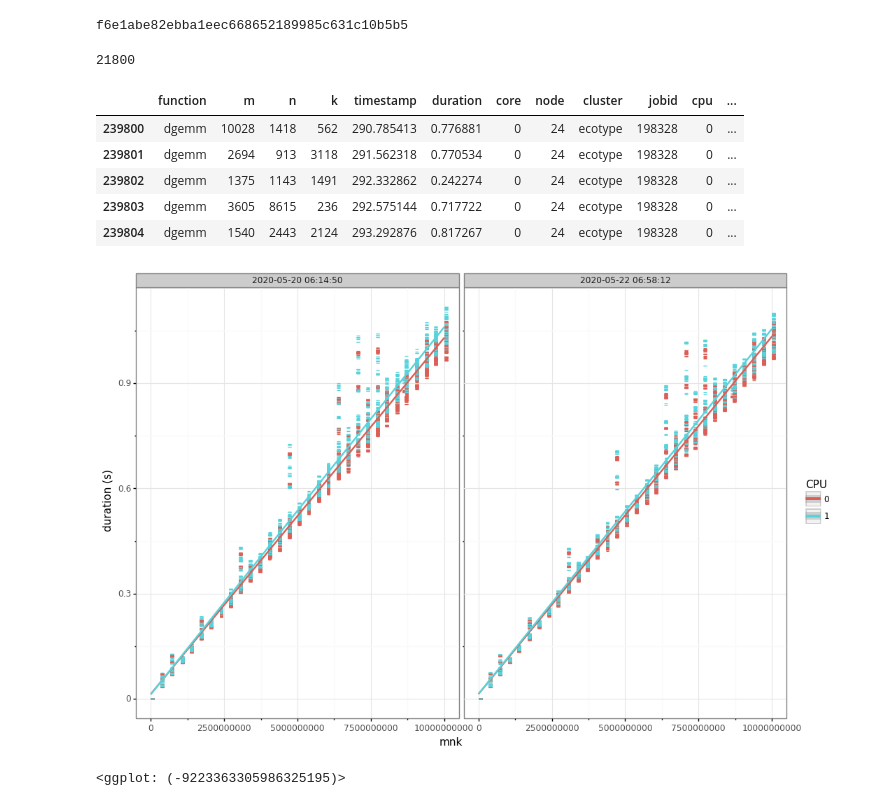
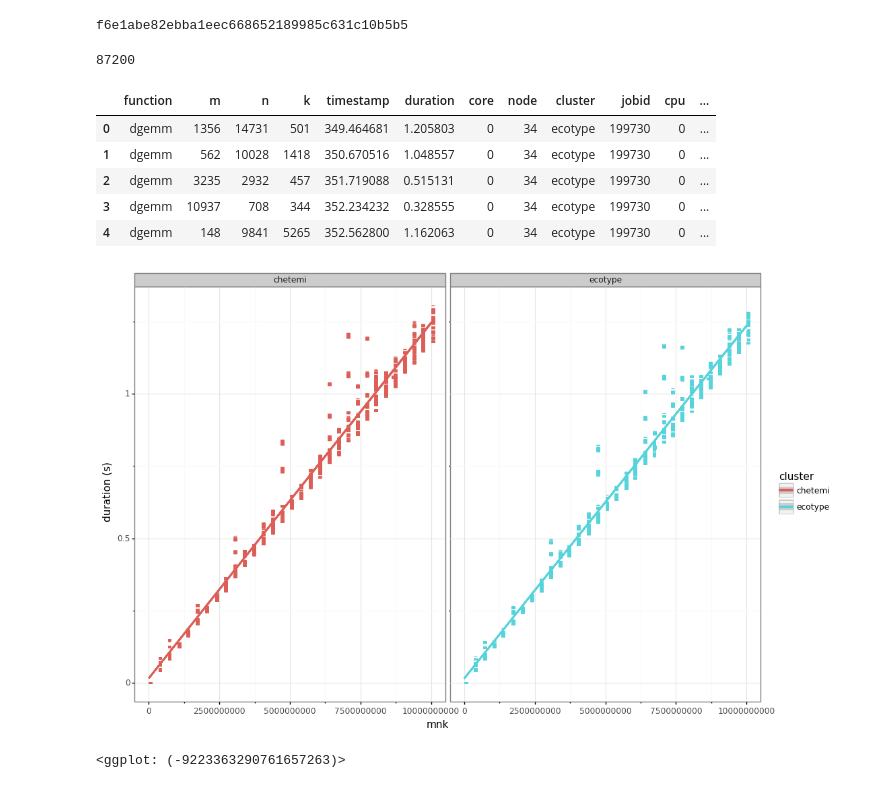
Before and after one commit to Ezibenroc/calibration_analysis, a Jupyter notebook: dahu/blas/monitoring.ipynb, the cells around one changed output. Saved outputs shown, nothing was run; the diff lists cells and outputs as text; code cells hidden in the pictures.

```diff
--- a/dahu/blas/monitoring.ipynb
+++ b/dahu/blas/monitoring.ipynb
@@ -35,37 +14,34 @@ import cashew
 print(cashew.__git_version__)
 from cashew import archive_extraction as ae
 
-archives = ['/tmp/old.zip', '/tmp/new.zip']
+archives = ['../../ecotype_vs_chiclet/nantes_2020-06-08_199730.zip', '../../ecotype_vs_chiclet/lille_2020-06-08_1751710.zip']
 # %% [output]
 f6e1abe82ebba1eec668652189985c631c10b5b5
 # %%
 df = pandas.concat([ae.read_performance(f) for f in archives])
-df = df[df.node == 24].copy()
 df['mnk'] = df.m * df.n * df.k
 df['gflops'] = 2*df['mnk'] / df['duration'] * 1e-9
 df['cpu_id'] = df['node'].astype(str) + ':' + df['cpu'].astype(str)
-df['date'] = pandas.to_datetime(df['start_time'], unit='s').astype(str)
 print(len(df))
 df.head()
 # %% [output]
-21800
+87200
 |  | function | m | n | k | timestamp | duration | core | node | cluster | jobid | cpu | ... |
-| 239800 | dgemm | 10028 | 1418 | 562 | 290.785413 | 0.776881 | 0 | 24 | ecotype | 198328 | 0 | ... |
-| 239801 | dgemm | 2694 | 913 | 3118 | 291.562318 | 0.770534 | 0 | 24 | ecotype | 198328 | 0 | ... |
-| 239802 | dgemm | 1375 | 1143 | 1491 | 292.332862 | 0.242274 | 0 | 24 | ecotype | 198328 | 0 | ... |
-| 239803 | dgemm | 3605 | 8615 | 236 | 292.575144 | 0.717722 | 0 | 24 | ecotype | 198328 | 0 | ... |
-| 239804 | dgemm | 1540 | 2443 | 2124 | 293.292876 | 0.817267 | 0 | 24 | ecotype | 198328 | 0 | ... |
+| 0 | dgemm | 1356 | 14731 | 501 | 349.464681 | 1.205803 | 0 | 34 | ecotype | 199730 | 0 | ... |
+| 1 | dgemm | 562 | 10028 | 1418 | 350.670516 | 1.048557 | 0 | 34 | ecotype | 199730 | 0 | ... |
+| 2 | dgemm | 3235 | 2932 | 457 | 351.719088 | 0.515131 | 0 | 34 | ecotype | 199730 | 0 | ... |
+| 3 | dgemm | 10937 | 708 | 344 | 352.234232 | 0.328555 | 0 | 34 | ecotype | 199730 | 0 | ... |
+| 4 | dgemm | 148 | 9841 | 5265 | 352.562800 | 1.162063 | 0 | 34 | ecotype | 199730 | 0 | ... |
 # %%
 ggplot(df) +\
-    aes(x='mnk', y='duration', color='factor(cpu)', group='cpu_id') +\
+    aes(x='mnk', y='duration', color='cluster', group='cpu_id') +\
     geom_point(shape=1) +\
     geom_smooth(method='lm') +\
-    facet_wrap('date') +\
+    facet_wrap('cluster') +\
     ylab('duration (s)') +\
-    labs(color="CPU") +\
     theme_bw()
 # %% [output]
-[figure, old version]
+[figure, new version]
-<ggplot: (-9223363305986325195)>
+<ggplot: (-9223363290761657263)>
 # %%
 ggplot(df) +\
```
Also changed, not shown: parts of 9 cells of this notebook, 2 other files.
